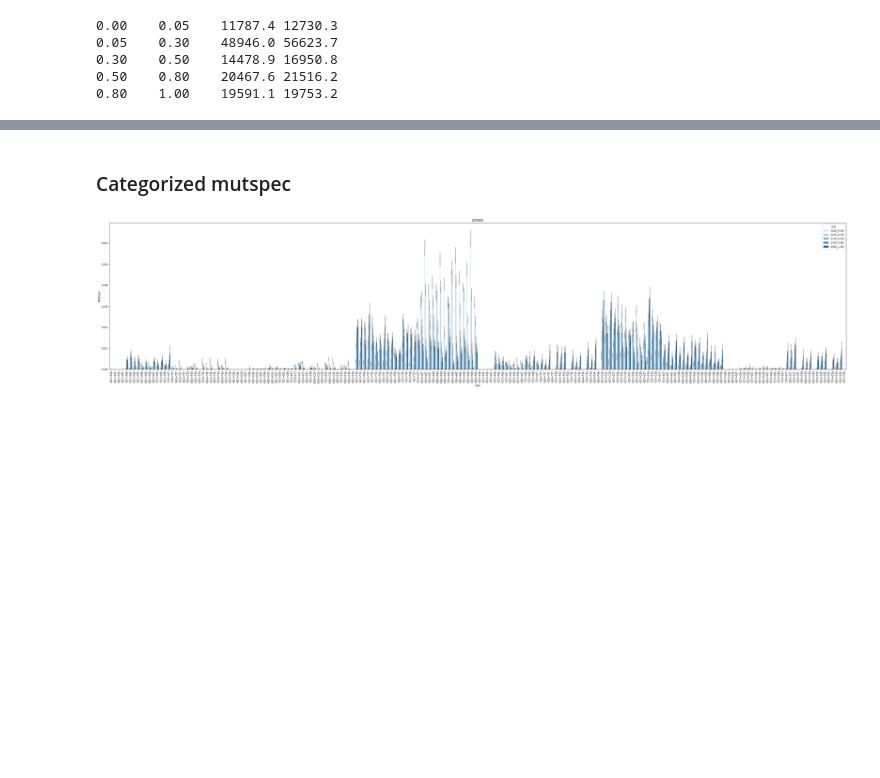
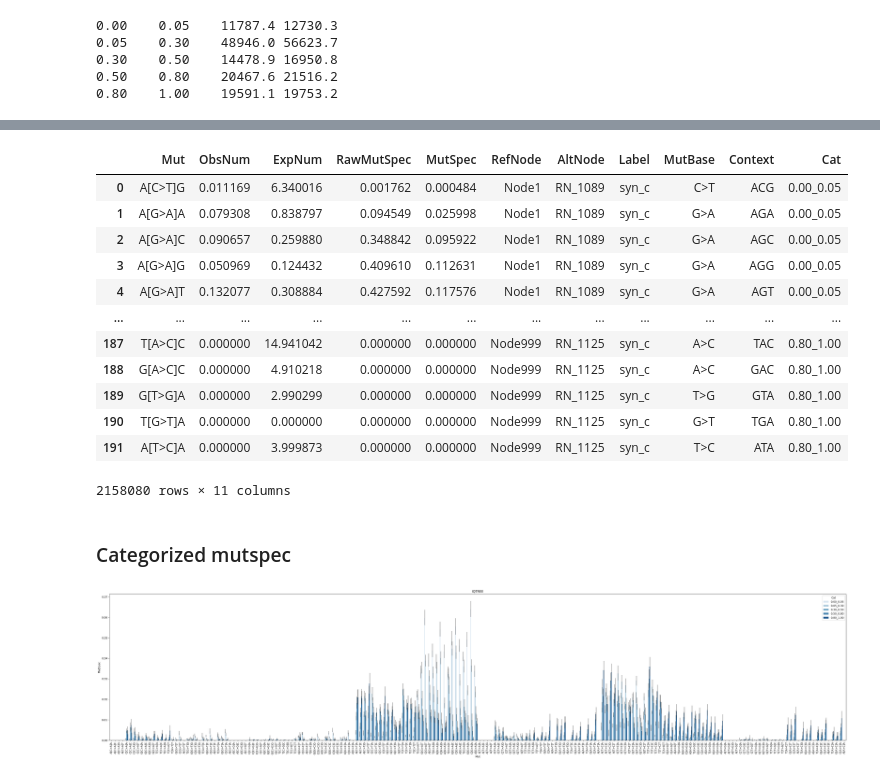
Before and after one commit to mitoclub/nemu-pipeline, a Jupyter notebook: notebooks/pastml_report_mammals_nd1.ipynb, the cells around one changed output, grey strips where cells are left out. Cells and saved outputs as stored; diff of their text form; code cells hidden in the pictures; blank space fills up the shorter version.

```diff
--- a/notebooks/pastml_report_mammals_nd1.ipynb
+++ b/notebooks/pastml_report_mammals_nd1.ipynb
@@ -491,3 +522,19 @@ for p1, p2 in zip(space[:-1], space[1:]):
+# %%
+ms_cat_iqtree_df
+# %% [output]
+|  | Mut | ObsNum | ExpNum | RawMutSpec | MutSpec | RefNode | AltNode | Label | MutBase | Context | Cat |
+| 0 | A[C>T]G | 0.011169 | 6.340016 | 0.001762 | 0.000484 | Node1 | RN_1089 | syn_c | C>T | ACG | 0.00_0.05 |
+| 1 | A[G>A]A | 0.079308 | 0.838797 | 0.094549 | 0.025998 | Node1 | RN_1089 | syn_c | G>A | AGA | 0.00_0.05 |
+| 2 | A[G>A]C | 0.090657 | 0.259880 | 0.348842 | 0.095922 | Node1 | RN_1089 | syn_c | G>A | AGC | 0.00_0.05 |
+| 3 | A[G>A]G | 0.050969 | 0.124432 | 0.409610 | 0.112631 | Node1 | RN_1089 | syn_c | G>A | AGG | 0.00_0.05 |
+| 4 | A[G>A]T | 0.132077 | 0.308884 | 0.427592 | 0.117576 | Node1 | RN_1089 | syn_c | G>A | AGT | 0.00_0.05 |
+| ... | ... | ... | ... | ... | ... | ... | ... | ... | ... | ... | ... |
+| 187 | T[A>C]C | 0.000000 | 14.941042 | 0.000000 | 0.000000 | Node999 | RN_1125 | syn_c | A>C | TAC | 0.80_1.00 |
+| 188 | G[A>C]C | 0.000000 | 4.910218 | 0.000000 | 0.000000 | Node999 | RN_1125 | syn_c | A>C | GAC | 0.80_1.00 |
+| 189 | G[T>G]A | 0.000000 | 2.990299 | 0.000000 | 0.000000 | Node999 | RN_1125 | syn_c | T>G | GTA | 0.80_1.00 |
+| 190 | T[G>T]A | 0.000000 | 0.000000 | 0.000000 | 0.000000 | Node999 | RN_1125 | syn_c | G>T | TGA | 0.80_1.00 |
+| 191 | A[T>C]A | 0.000000 | 3.999873 | 0.000000 | 0.000000 | Node999 | RN_1125 | syn_c | T>C | ATA | 0.80_1.00 |
+2158080 rows × 11 columns
 # %%
 ms_cat_iqtree = []
 for p1, p2 in zip(space[:-1], space[1:]):
```
Also changed, not shown: parts of 16 cells of this notebook, 5 other files.
